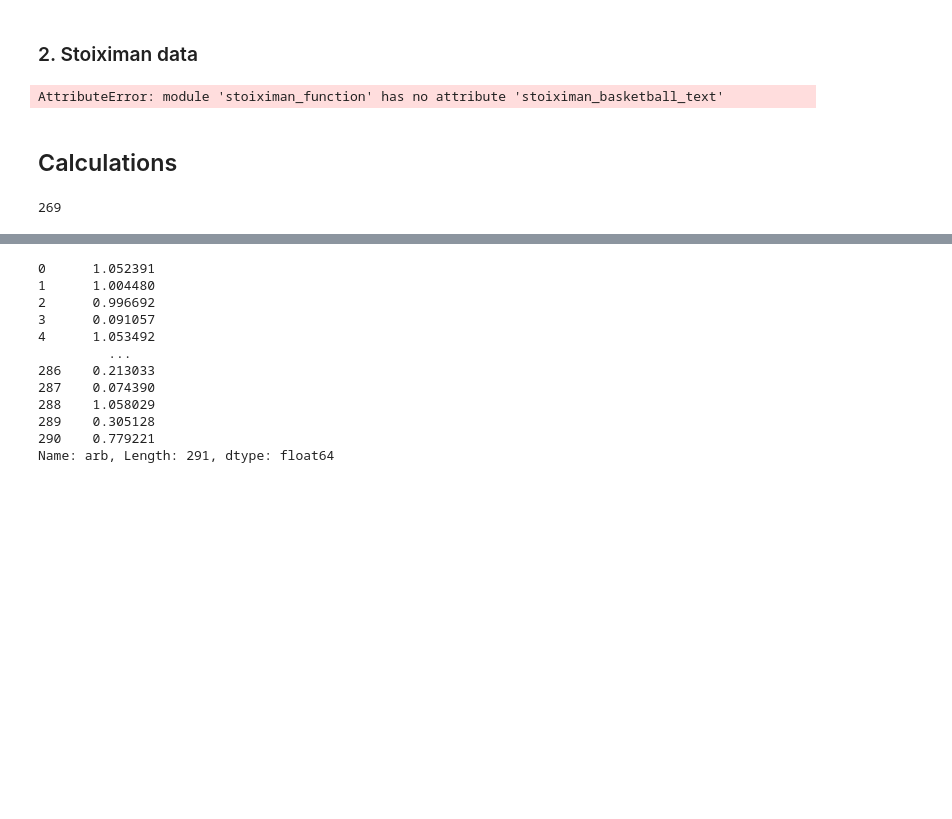
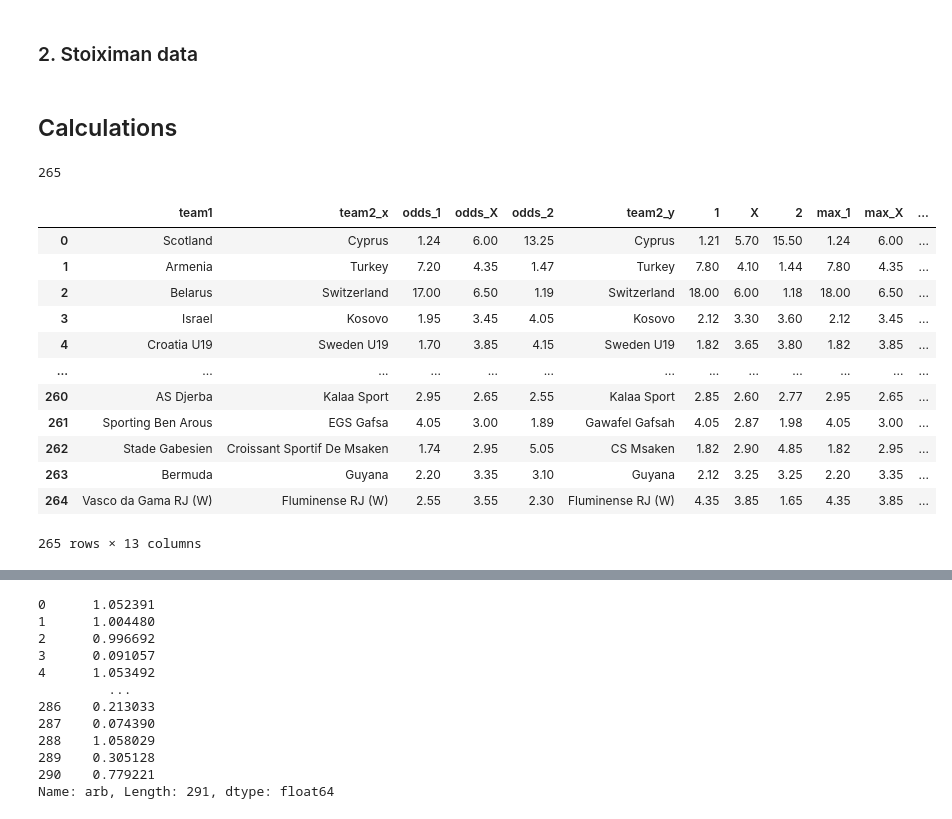
Before and after one commit to panagiotisgia/arbitage_betting, a Jupyter notebook: calc.ipynb, the cells around one changed output, grey strips where cells are left out. Cells and saved outputs as stored; diff of their text form; code cells hidden in the pictures; blank space fills up the shorter version.

```diff
--- a/calc.ipynb
+++ b/calc.ipynb
@@ -32,7 +38,7 @@ nv.novibet_tennis_export(tennis_string)
 # %%
 # Football
 football_url = 'https://en.stoiximan.gr/sport/soccer/'
-#football_string = stm.stoiximan_football_text(football_url, driver)
+football_string = stm.stoiximan_football_text(football_url, driver)
 stm.stoiximan_football_export(football_string)
 
 # Basketball
@@ -44,8 +50,6 @@ stm.stoiximan_basketball_export(basketball_string)
 tennis_url = 'https://en.stoiximan.gr/sport/tennis/'
 tennis_string = stm.stoiximan_tennis_text(tennis_url, driver)
 stm.stoiximan_tennis_export(tennis_string)
-# %% [output]
-AttributeError: module 'stoiximan_function' has no attribute 'stoiximan_basketball_text'
 # %% [markdown]
 ## Calculations
 # %%
@@ -56,8 +60,24 @@ football_novibet = football_novibet[['team1', 'team2','odds_1','odds_X','odds_2'
 football_stoiximan = football_stoiximan[['team1', 'team2','1','X','2']]
 # %%
 # Merge the two DataFrames on column 'A' to get the matching rows
-merged_df = pd.merge(football_novibet, football_stoiximan, on='team2', how='inner')
+merged_df = pd.merge(football_novibet, football_stoiximan, on='team1', how='inner')
 len(merged_df)
 # %% [output]
-269
+265
+# %%
+merged_df
+# %% [output]
+|  | team1 | team2_x | odds_1 | odds_X | odds_2 | team2_y | 1 | X | 2 | max_1 | max_X | ... |
+| 0 | Scotland | Cyprus | 1.24 | 6.00 | 13.25 | Cyprus | 1.21 | 5.70 | 15.50 | 1.24 | 6.00 | ... |
+| 1 | Armenia | Turkey | 7.20 | 4.35 | 1.47 | Turkey | 7.80 | 4.10 | 1.44 | 7.80 | 4.35 | ... |
+| 2 | Belarus | Switzerland | 17.00 | 6.50 | 1.19 | Switzerland | 18.00 | 6.00 | 1.18 | 18.00 | 6.50 | ... |
+| 3 | Israel | Kosovo | 1.95 | 3.45 | 4.05 | Kosovo | 2.12 | 3.30 | 3.60 | 2.12 | 3.45 | ... |
+| 4 | Croatia U19 | Sweden U19 | 1.70 | 3.85 | 4.15 | Sweden U19 | 1.82 | 3.65 | 3.80 | 1.82 | 3.85 | ... |
+| ... | ... | ... | ... | ... | ... | ... | ... | ... | ... | ... | ... | ... |
+| 260 | AS Djerba | Kalaa Sport | 2.95 | 2.65 | 2.55 | Kalaa Sport | 2.85 | 2.60 | 2.77 | 2.95 | 2.65 | ... |
+| 261 | Sporting Ben Arous | EGS Gafsa | 4.05 | 3.00 | 1.89 | Gawafel Gafsah | 4.05 | 2.87 | 1.98 | 4.05 | 3.00 | ... |
+| 262 | Stade Gabesien | Croissant Sportif De Msaken | 1.74 | 2.95 | 5.05 | CS Msaken | 1.82 | 2.90 | 4.85 | 1.82 | 2.95 | ... |
+| 263 | Bermuda | Guyana | 2.20 | 3.35 | 3.10 | Guyana | 2.12 | 3.25 | 3.25 | 2.20 | 3.35 | ... |
+| 264 | Vasco da Gama RJ (W) | Fluminense RJ (W) | 2.55 | 3.55 | 2.30 | Fluminense RJ (W) | 4.35 | 3.85 | 1.65 | 4.35 | 3.85 | ... |
+265 rows × 13 columns
 # %%
```
Also changed, not shown: parts of 8 cells of this notebook, 7 other files.
